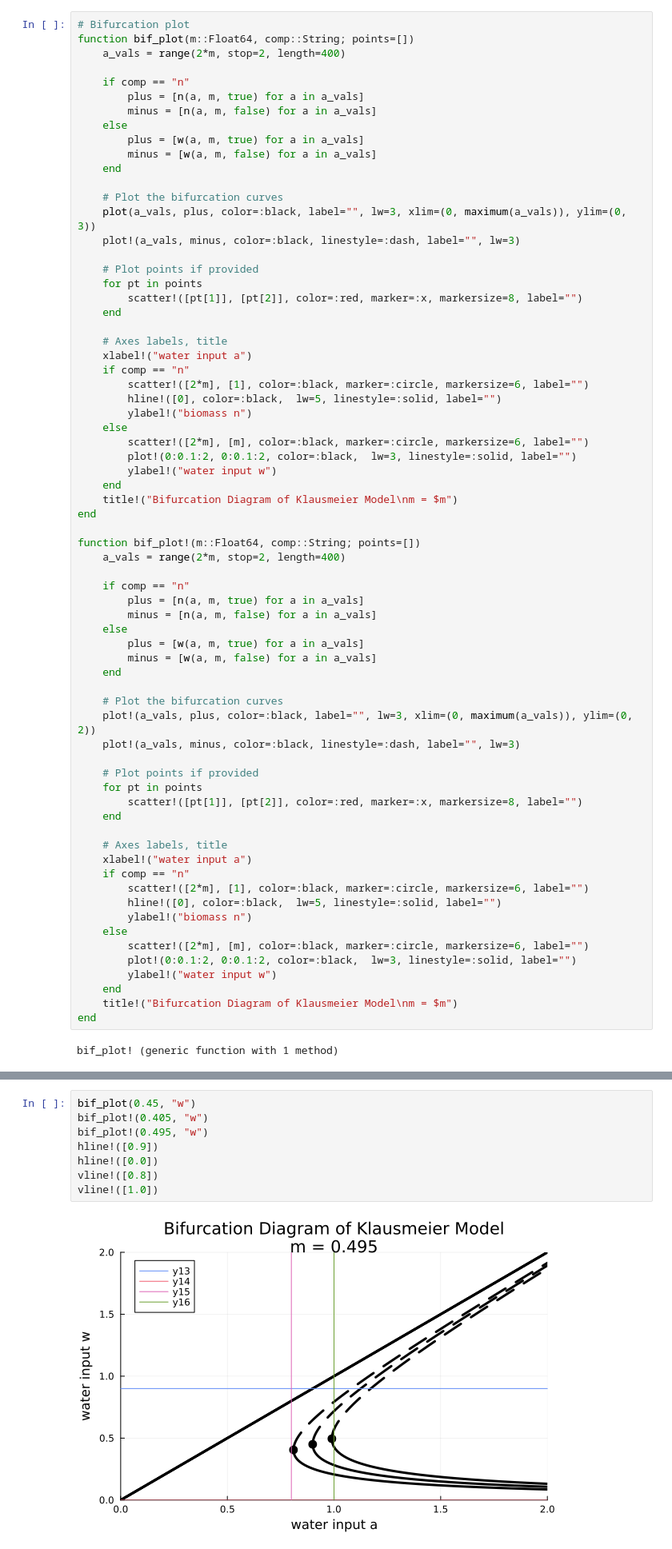
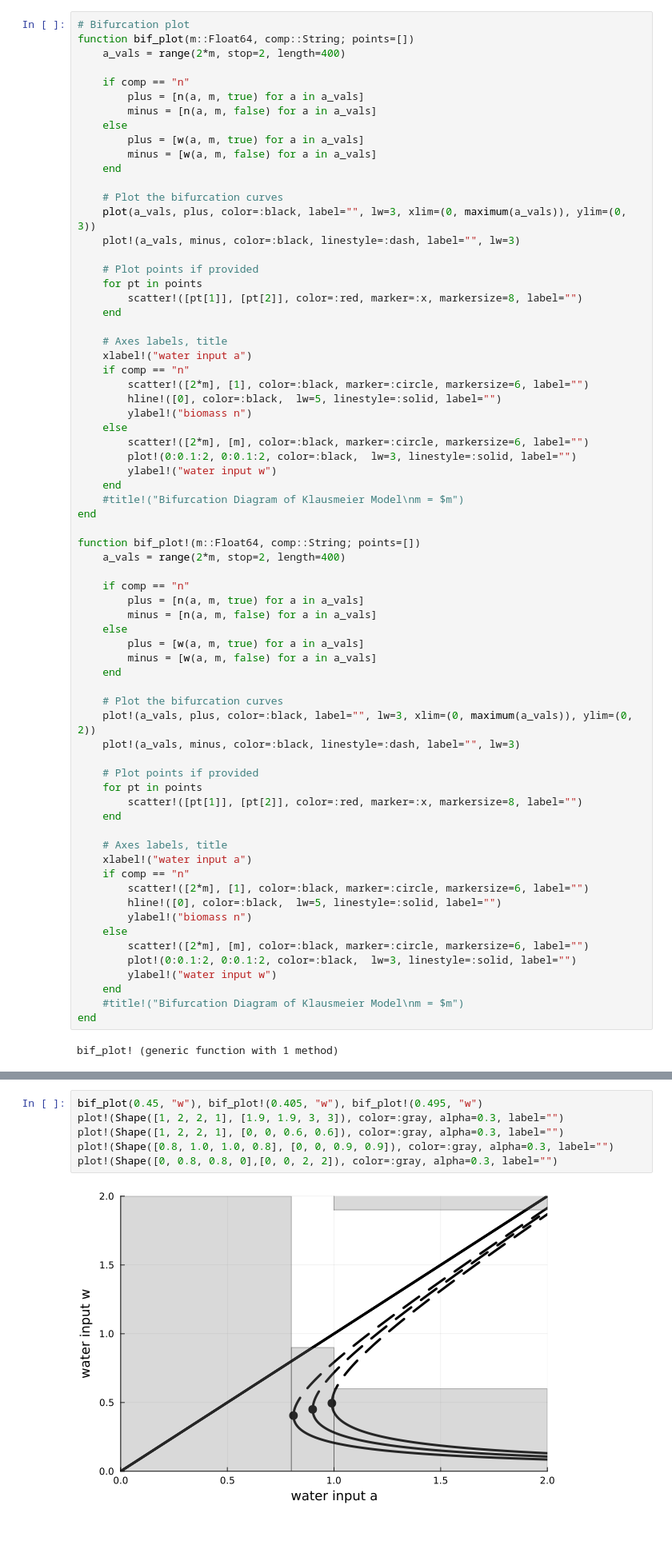
Before and after one commit to lisab00/ma-code, a Jupyter notebook: notebooks/playground/bifurcation_diagrams.ipynb, the cells around one changed output, grey strips where cells are left out. Shown at 80% size. Saved outputs shown, nothing was run; the diff lists cells and outputs as text.

```diff
--- a/notebooks/playground/bifurcation_diagrams.ipynb
+++ b/notebooks/playground/bifurcation_diagrams.ipynb
@@ -64,7 +66,7 @@ function bif_plot(m::Float64, comp::String; points=[])
         plot!(0:0.1:2, 0:0.1:2, color=:black,  lw=3, linestyle=:solid, label="")
         ylabel!("water input w")
     end
-    title!("Bifurcation Diagram of Klausmeier Model\nm = $m")
+    #title!("Bifurcation Diagram of Klausmeier Model\nm = $m")
 end
 
 function bif_plot!(m::Float64, comp::String; points=[])
@@ -98,7 +100,7 @@ function bif_plot!(m::Float64, comp::String; points=[])
         plot!(0:0.1:2, 0:0.1:2, color=:black,  lw=3, linestyle=:solid, label="")
         ylabel!("water input w")
     end
-    title!("Bifurcation Diagram of Klausmeier Model\nm = $m")
+    #title!("Bifurcation Diagram of Klausmeier Model\nm = $m")
 end
 # %% [output]
 bif_plot! (generic function with 1 method)
@@ -115,10 +117,8 @@ hline!([1.5])
 # %%
-bif_plot(0.45, "w")
-bif_plot!(0.405, "w")
-bif_plot!(0.495, "w")
-hline!([0.9])
-hline!([0.0])
-vline!([0.8])
-vline!([1.0])
+bif_plot(0.45, "w"), bif_plot!(0.405, "w"), bif_plot!(0.495, "w")
+plot!(Shape([1, 2, 2, 1], [1.9, 1.9, 3, 3]), color=:gray, alpha=0.3, label="")
+plot!(Shape([1, 2, 2, 1], [0, 0, 0.6, 0.6]), color=:gray, alpha=0.3, label="")
+plot!(Shape([0.8, 1.0, 1.0, 0.8], [0, 0, 0.9, 0.9]), color=:gray, alpha=0.3, label="")
+plot!(Shape([0, 0.8, 0.8, 0],[0, 0, 2, 2]), color=:gray, alpha=0.3, label="")
 # %% [output]
-[figure, old version]
+[figure, new version]
```
Also changed, not shown: parts of 3 cells of this notebook, 3 other files.
